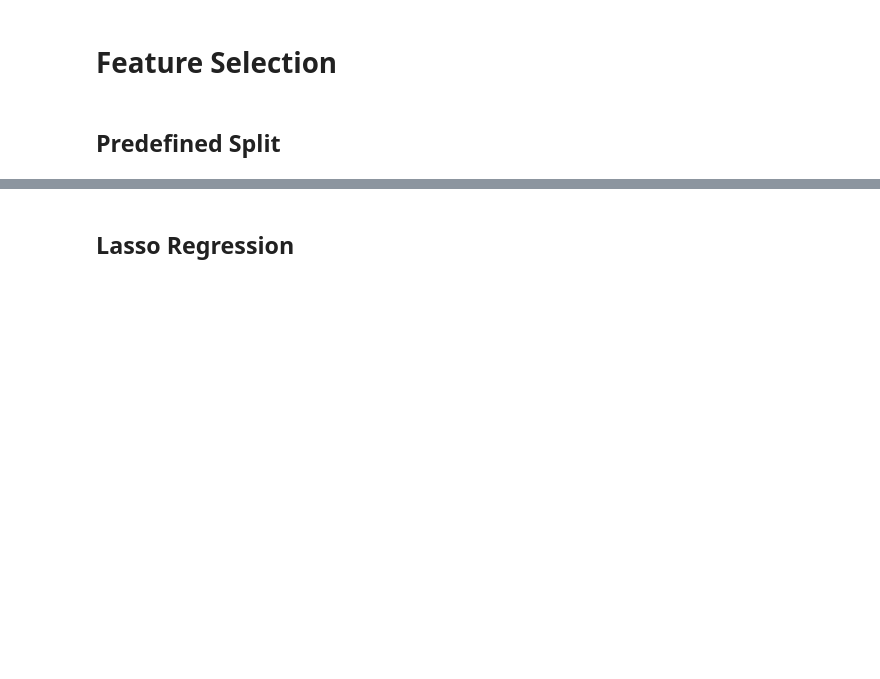
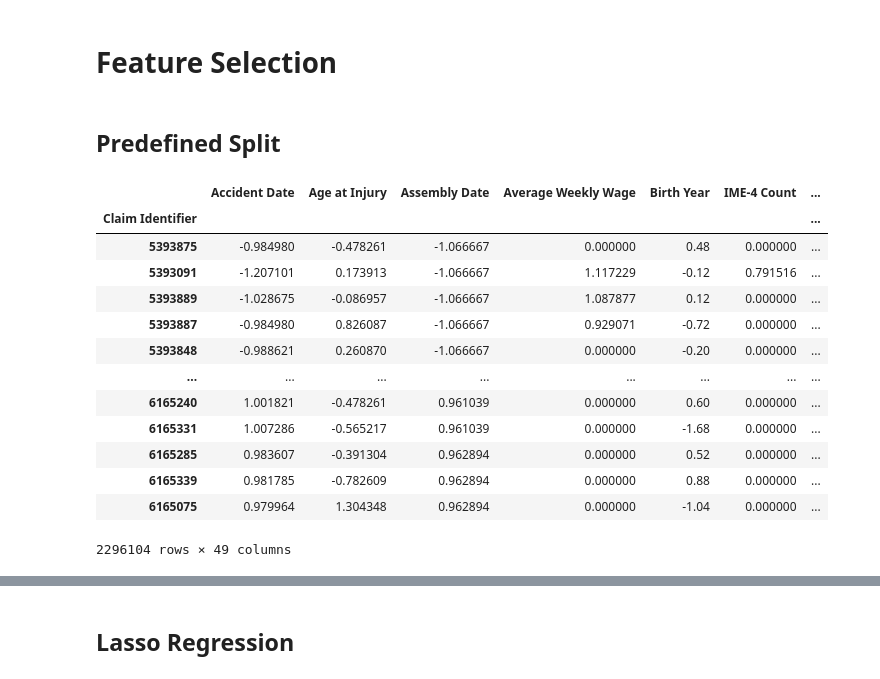
Before and after one commit to tmnstraub/ML_Group36, a Jupyter notebook: src/ModelAssessment.ipynb, the cells around one changed output, grey strips where cells are left out. Drawn from its saved outputs; the diff is of its cells as text; code cells hidden in the pictures; blank space fills up the shorter version.

```diff
--- a/src/ModelAssessment.ipynb
+++ b/src/ModelAssessment.ipynb
@@ -341,5 +358,22 @@ def preprocessing_newFeatures_advanced(X_train, X_val):
 # Feature Selection
 # %% [markdown]
 ## Predefined Split
+# %%
+X_combined
+# %% [output]
+|  | Accident Date | Age at Injury | Assembly Date | Average Weekly Wage | Birth Year | IME-4 Count | ... |
+| Claim Identifier |  |  |  |  |  |  | ... |
+| 5393875 | -0.984980 | -0.478261 | -1.066667 | 0.000000 | 0.48 | 0.000000 | ... |
+| 5393091 | -1.207101 | 0.173913 | -1.066667 | 1.117229 | -0.12 | 0.791516 | ... |
+| 5393889 | -1.028675 | -0.086957 | -1.066667 | 1.087877 | 0.12 | 0.000000 | ... |
+| 5393887 | -0.984980 | 0.826087 | -1.066667 | 0.929071 | -0.72 | 0.000000 | ... |
+| 5393848 | -0.988621 | 0.260870 | -1.066667 | 0.000000 | -0.20 | 0.000000 | ... |
+| ... | ... | ... | ... | ... | ... | ... | ... |
+| 6165240 | 1.001821 | -0.478261 | 0.961039 | 0.000000 | 0.60 | 0.000000 | ... |
+| 6165331 | 1.007286 | -0.565217 | 0.961039 | 0.000000 | -1.68 | 0.000000 | ... |
+| 6165285 | 0.983607 | -0.391304 | 0.962894 | 0.000000 | 0.52 | 0.000000 | ... |
+| 6165339 | 0.981785 | -0.782609 | 0.962894 | 0.000000 | 0.88 | 0.000000 | ... |
+| 6165075 | 0.979964 | 1.304348 | 0.962894 | 0.000000 | -1.04 | 0.000000 | ... |
+2296104 rows × 49 columns
 # %%
 ps, X_combined, y_combined = create_predifined_split(X, y, preprocessing_scaling_encoding_dum, n_splits=5)
```
Also changed, not shown: parts of 12 cells of this notebook.
